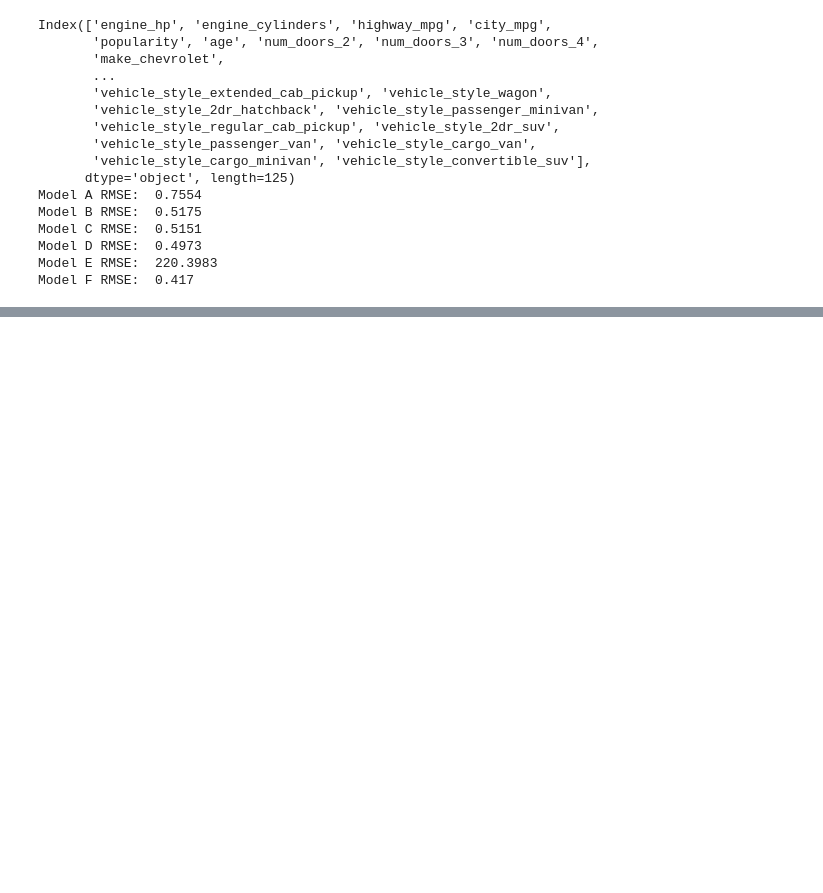
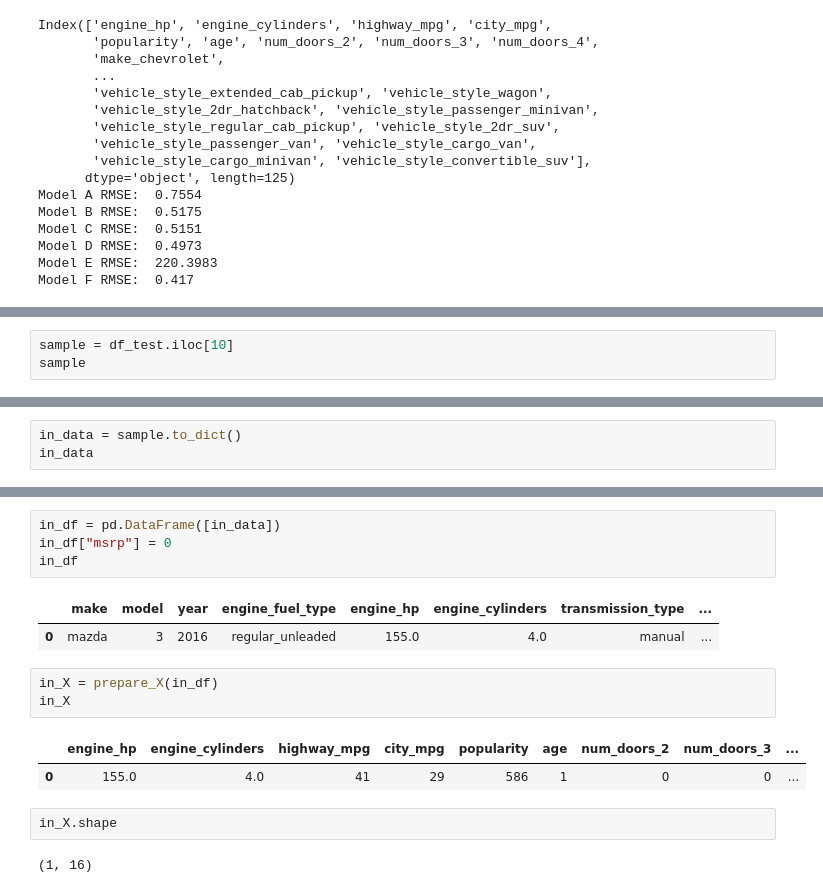
Before and after one commit to piotrswiecik/mlzoomcamp, a Jupyter notebook: various/cars_regression_clean.ipynb, the cells around one changed output, grey strips where cells are left out. Cells and saved outputs as stored; diff of their text form; blank space fills up the shorter version.

```diff
--- a/various/cars_regression_clean.ipynb
+++ b/various/cars_regression_clean.ipynb
@@ -452,0 +581,3 @@ Model F RMSE:  0.417
+# %%
+sample = df_test.iloc[10]
+sample
@@ -452,0 +601,3 @@ Model F RMSE:  0.417
+# %%
+in_data = sample.to_dict()
+in_data
@@ -452,0 +620,17 @@ Model F RMSE:  0.417
+# %%
+in_df = pd.DataFrame([in_data])
+in_df["msrp"] = 0
+in_df
+# %% [output]
+|  | make | model | year | engine_fuel_type | engine_hp | engine_cylinders | transmission_type | ... |
+| 0 | mazda | 3 | 2016 | regular_unleaded | 155.0 | 4.0 | manual | ... |
+# %%
+in_X = prepare_X(in_df)
+in_X
+# %% [output]
+|  | engine_hp | engine_cylinders | highway_mpg | city_mpg | popularity | age | num_doors_2 | num_doors_3 | ... |
+| 0 | 155.0 | 4.0 | 41 | 29 | 586 | 1 | 0 | 0 | ... |
+# %%
+in_X.shape
+# %% [output]
+(1, 16)
```
Also changed, not shown: parts of 9 cells of this notebook.
